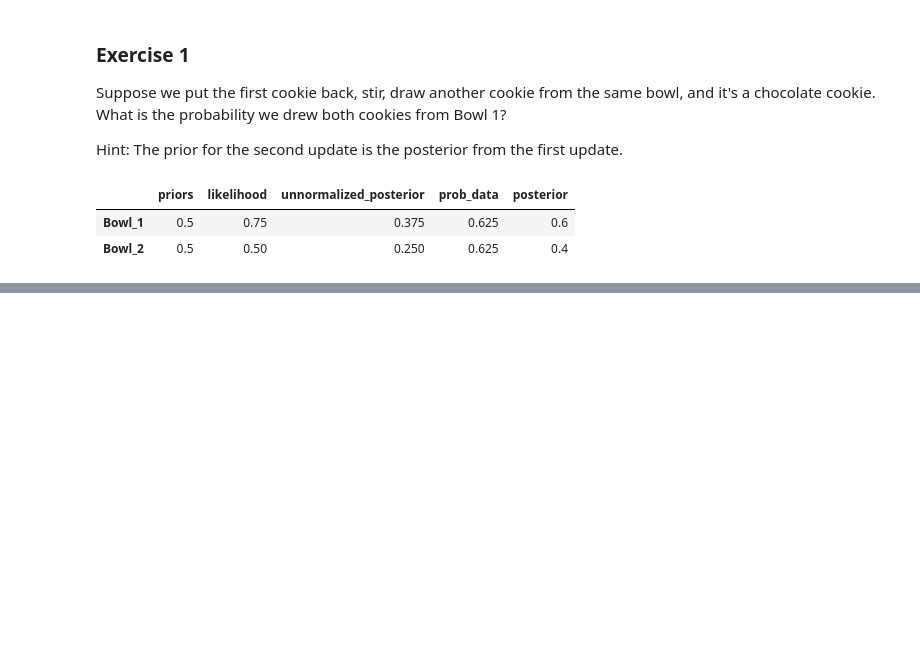
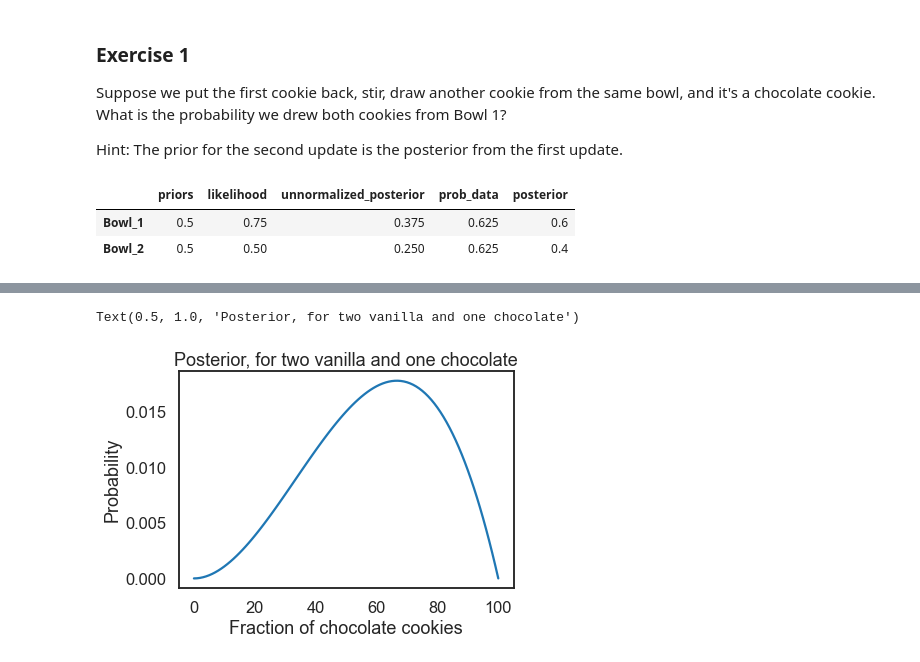
Before and after one commit to arjunjanamatti/open_cv_from_freecodecamp, a Jupyter notebook: bayesian_made_simple/cookie_01.ipynb, the cells around one changed output, grey strips where cells are left out. Drawn from its saved outputs; the diff is of its cells as text; code cells hidden in the pictures; blank space fills up the shorter version.

```diff
--- a/bayesian_made_simple/cookie_01.ipynb
+++ b/bayesian_made_simple/cookie_01.ipynb
@@ -91,0 +188,8 @@ p_h_d_2
+# %%
+priors_index = list(range(101))
+priors = updated_df_1['posterior']
+vanilla_likelihood = priors_index
+chocolate_likelihood = [100-van for van in vanilla_likelihood]
+# %%
+updated_df_2 = get_posterior(priors, priors_index, chocolate_likelihood)
+updated_df_2
@@ -91,0 +210,9 @@ p_h_d_2
+# %%
+updated_df_2['posterior'].plot()
+
+plt.xlabel('Fraction of chocolate cookies')
+plt.ylabel('Probability')
+plt.title('Posterior, for two vanilla and one chocolate')
+# %% [output]
+Text(0.5, 1.0, 'Posterior, for two vanilla and one chocolate')
+[figure, added]
```
Also changed, not shown: parts of 17 cells of this notebook.
